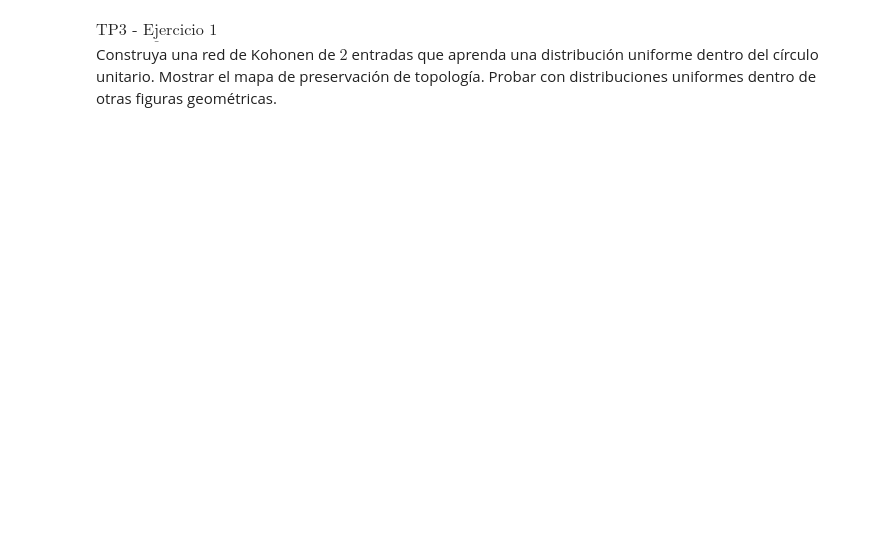
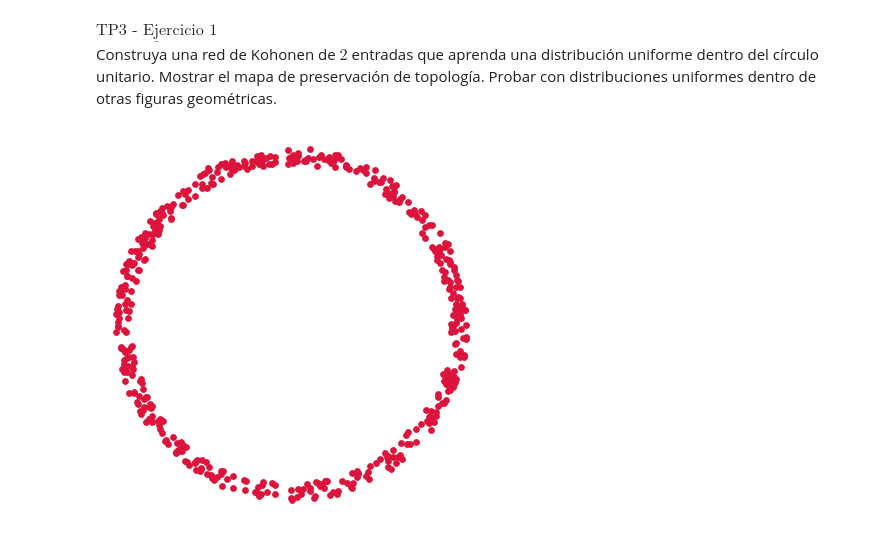
Before and after one commit to alejoordonez02/tp3-aprendizaje-profundo, a Jupyter notebook: tp3.ipynb, the cells around one changed output. Drawn from its saved outputs; the diff is of its cells as text; code cells hidden in the pictures; blank space fills up the shorter version.

```diff
--- a/tp3.ipynb
+++ b/tp3.ipynb
@@ -143,30 +147,33 @@ Construya una red de Kohonen de $2$ entradas que aprenda una distribución unifo
 # %%
 def generate_unit_circle_points(n_points):
     points = []
     for _ in range(n_points):
-        r = np.random.uniform(0, 1)
+        r = np.random.uniform(0.95, 1.05)
         theta = np.random.uniform(0, 2 * np.pi)
         x = r * np.cos(theta)
         y = r * np.sin(theta)
         points.append([x, y])
     return np.array(points)
 
-def scatter_figure(points, x_lim, y_lim):
-    plt.scatter(points[:,0], points[:,1], color='crimson', s=15)
+def scatter_sets(sets, x_lim, y_lim):
+    colors = ['crimson', 'navy', 'forestgreen', 'darkorange', 'purple']
+    for points, c in zip(sets, colors[:len(sets)]):
+        plt.scatter(points[:,0], points[:,1], color=c, s=15)
     plt.xlim(x_lim)
     plt.ylim(y_lim)
-    plt.xlabel('$x$')
-    plt.ylabel('$y$')
     ax = plt.gca()
     ax.set_aspect('equal', adjustable='box')
     ax.spines['top'].set_visible(False)
     ax.spines['right'].set_visible(False)
     ax.spines['left'].set_visible(False)
     ax.spines['bottom'].set_visible(False)
     ax.xaxis.set_ticks_position('bottom')
     ax.yaxis.set_ticks_position('left')
-    plt.axhline(0, color='black', linewidth=0.5, linestyle='-')
-    plt.axvline(0, color='black', linewidth=0.5, linestyle='-')
+    ax.set_xticks([])
+    ax.set_yticks([])
 
-unit_circle_points = generate_unit_circle_points(1000)
-scatter_figure(unit_circle_points, (-1.5, 1.5), (-1.5, 1.5))
+n_points = 500
+unit_circle_points = generate_unit_circle_points(n_points)
+scatter_sets([unit_circle_points], (-1.1, 1.1), (-1.1, 1.1))
+# %% [output]
+[figure, added]
```
Also changed, not shown: parts of 6 cells of this notebook.
